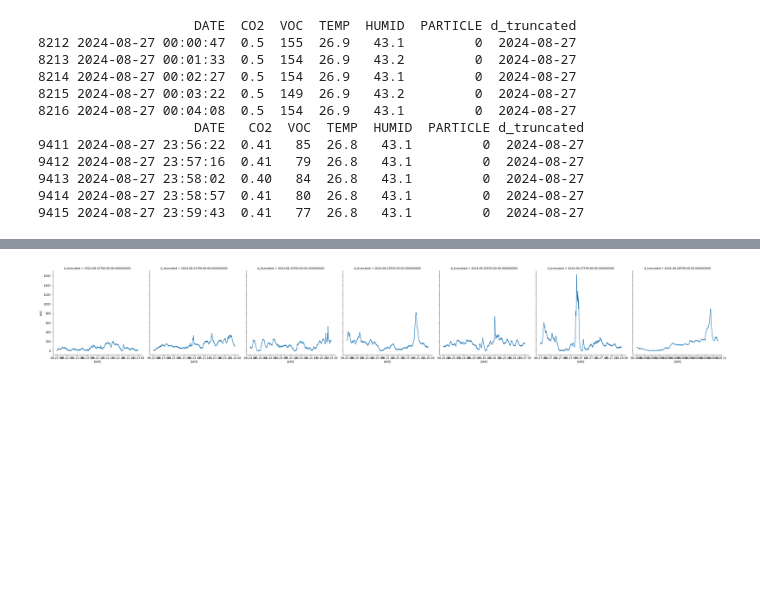
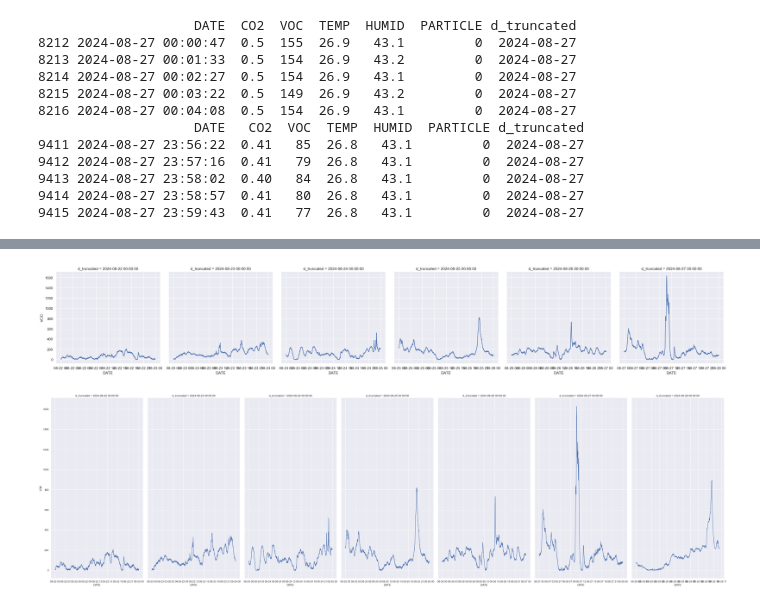
Before and after one commit to ctak/doit-pandas, a Jupyter notebook: chenan_1.ipynb, the cells around one changed output, grey strips where cells are left out. Drawn from its saved outputs; the diff is of its cells as text; code cells hidden in the pictures; blank space fills up the shorter version.

```diff
--- a/chenan_1.ipynb
+++ b/chenan_1.ipynb
@@ -12,8 +16,7 @@ print(time1)
 2024-08-22 00:00:20
 # %%
 def parse_date(str):
-    s = str.replace('오전', 'am')
-    s = s.replace('오후', 'pm')
+    s = str.replace('오전', 'am').replace('오후', 'pm')
     return datetime.strptime(s, '%Y-%m-%d %p %I:%M:%S')
 
 print(parse_date('2024-08-22 오전 12:00:20'))
@@ -148,0 +152,12 @@ ax.xaxis.set_major_formatter(dates.DateFormatter("%H"))
+# %%
+#DATE  CO2  VOC  TEMP  HUMID  PARTICLE
+sns.set(rc={'figure.figsize':(5, 1)})
+g = sns.relplot(
+    data=unit0[unit0['DATE'] < '2024-08-28'], kind='line',
+    x='DATE', y='VOC',
+    #col='d_truncated',col_wrap=4,
+    height=6, aspect=2,
+    facet_kws=dict(sharex=False),
+)
+
+# g.fig.autofmt_xdate() # 마지막 날짜가 이상해지는군.
@@ -160,9 +218,23 @@ g = sns.relplot(
+# %%
+# sns.set(rc={'figure.figsize':(6, 6)})
+g = sns.relplot(
+    data=unit0[unit0['DATE'] < '2024-08-28'], kind='line',
+    x='DATE', y='VOC',
+    col='d_truncated',
+#     col_wrap=3,
+    facet_kws=dict(sharex=False),
+)
+# %% [output]
+[figure, added]
 # %%
+
 g = sns.relplot(
     data=unit0, kind='line',
-    x='DATE', y='VOC', col='d_truncated',
+    x='DATE', y='VOC',
+    col='d_truncated',
 #     col_wrap=3,
+    height=12, aspect=0.5,
     facet_kws=dict(sharex=False),
 )
 # %% [output]
-[figure, old version]
+[figure, new version]
```
Also changed, not shown: parts of 13 cells of this notebook, 4 other files.
